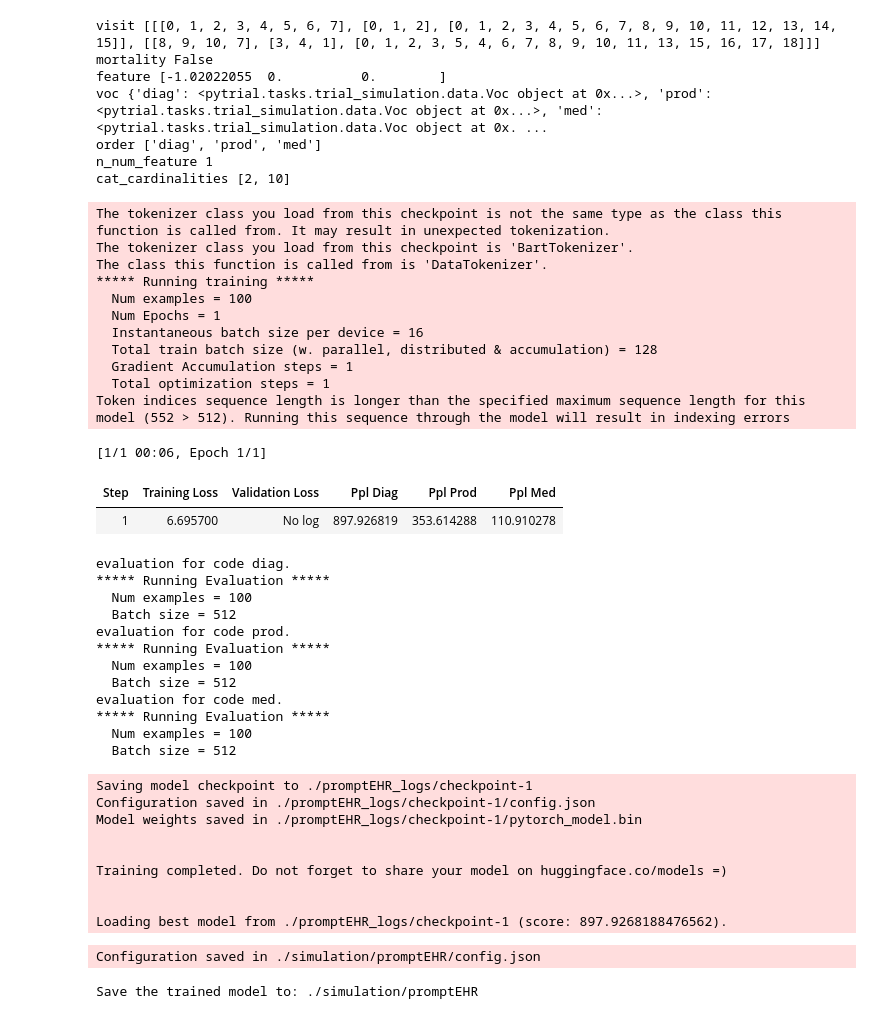
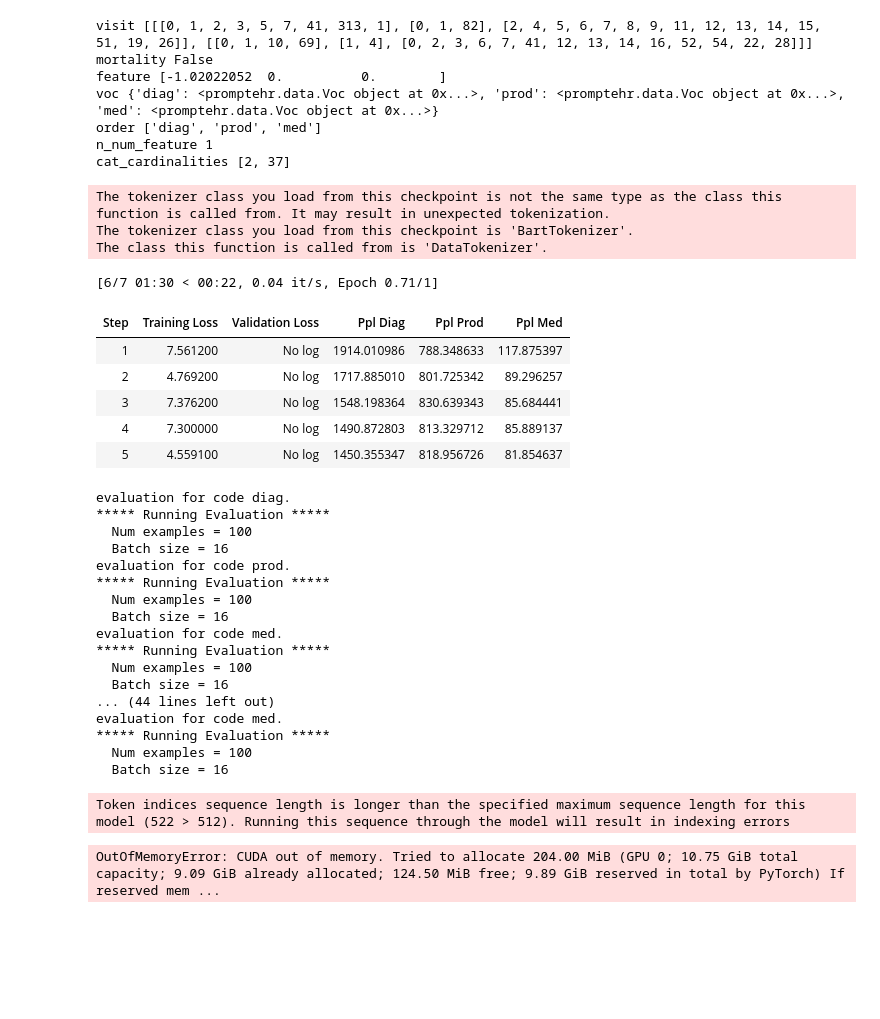
Before and after one commit to RyanWangZf/PromptEHR, a Jupyter notebook: example/demo_promptehr.ipynb, the cells around one changed output. Cells and saved outputs as stored; diff of their text form; code cells hidden in the pictures; blank space fills up the shorter version.

Commit message:
add example

```diff
--- a/example/demo_promptehr.ipynb
+++ b/example/demo_promptehr.ipynb
@@ -3,17 +3,16 @@ import os
 os.chdir('../')
 
 from promptehr import PromptEHR
-from promptehr import load_demo_data
 
 # load pytrial demodata, supported by PyTrial package to load the demo EHR data
-from pytrial.data.demo_data import load_mimic_ehr_sequence
+from pytrial.data.demo_data import load_synthetic_ehr_sequence
 from pytrial.tasks.trial_simulation.data import SequencePatient
 
 # see the input format
-demo = load_mimic_ehr_sequence(n_sample=100)
+demo = load_synthetic_ehr_sequence(n_sample=100)
 
 # build sequence dataset
-seqdata = SequencePatient(data={'v':demo['visit'], 'y':demo['mortality'], 'x':demo['feature'],},
+seqdata = SequencePatient(data={'v':demo['visit'], 'y':demo['y'], 'x':demo['feature'],},
     metadata={
         'visit':{'mode':'dense'},
         'label':{'mode':'tensor'},
@@ -23,77 +22,68 @@ seqdata = SequencePatient(data={'v':demo['visit'], 'y':demo['mortality'], 'x':de
     )
 
 print('visit', demo['visit'][0]) # a list of visit events
-print('mortality', demo['mortality'][0]) # array of labels
+print('mortality', demo['y'][0]) # array of labels
 print('feature', demo['feature'][0]) # array of patient baseline features
 print('voc', demo['voc']) # dict of dicts containing the mapping from index to the original event names
 print('order', demo['order']) # a list of three types of code
 print('n_num_feature', demo['n_num_feature']) # int: a number of patient's numerical features
 print('cat_cardinalities', demo['cat_cardinalities']) # list: a list of cardinalities of patient's categorical features
 # %% [output]
-visit [[[0, 1, 2, 3, 4, 5, 6, 7], [0, 1, 2], [0, 1, 2, 3, 4, 5, 6, 7, 8, 9, 10, 11, 12, 13, 14, 15]], [[8, 9, 10, 7], [3, 4, 1], [0, 1, 2, 3, 5, 4, 6, 7, 8, 9, 10, 11, 13, 15, 16, 17, 18]]]
+visit [[[0, 1, 2, 3, 5, 7, 41, 313, 1], [0, 1, 82], [2, 4, 5, 6, 7, 8, 9, 11, 12, 13, 14, 15, 51, 19, 26]], [[0, 1, 10, 69], [1, 4], [0, 2, 3, 6, 7, 41, 12, 13, 14, 16, 52, 54, 22, 28]]]
 mortality False
-feature [-1.02022055  0.          0.        ]
-voc {'diag': <pytrial.tasks.trial_simulation.data.Voc object at 0x...>, 'prod': <pytrial.tasks.trial_simulation.data.Voc object at 0x...>, 'med': <pytrial.tasks.trial_simulation.data.Voc object at 0x. ...
+feature [-1.02022052  0.          0.        ]
+voc {'diag': <promptehr.data.Voc object at 0x...>, 'prod': <promptehr.data.Voc object at 0x...>, 'med': <promptehr.data.Voc object at 0x...>}
 order ['diag', 'prod', 'med']
 n_num_feature 1
-cat_cardinalities [2, 10]
+cat_cardinalities [2, 37]
 # %%
 # fit the model
 model = PromptEHR(
     code_type=demo['order'],
     n_num_feature=demo['n_num_feature'],
     cat_cardinalities=demo['cat_cardinalities'],
     num_worker=0,
     eval_step=1,
     epoch=1,
-    device=[1,2],
+    device=[3],
 )
 model.fit(
     train_data=seqdata,
     val_data=seqdata,
 )
 # %% [output]
 The tokenizer class you load from this checkpoint is not the same type as the class this function is called from. It may result in unexpected tokenization.
 The tokenizer class you load from this checkpoint is 'BartTokenizer'.
 The class this function is called from is 'DataTokenizer'.
-***** Running training *****
-  Num examples = 100
-  Num Epochs = 1
-  Instantaneous batch size per device = 16
-  Total train batch size (w. parallel, distributed & accumulation) = 128
-  Gradient Accumulation steps = 1
-  Total optimization steps = 1
-Token indices sequence length is longer than the specified maximum sequence length for this model (552 > 512). Running this sequence through the model will result in indexing errors
-[1/1 00:06, Epoch 1/1]
+[6/7 01:30 < 00:22, 0.04 it/s, Epoch 0.71/1]
 | Step | Training Loss | Validation Loss | Ppl Diag | Ppl Prod | Ppl Med |
-| 1 | 6.695700 | No log | 897.926819 | 353.614288 | 110.910278 |
+| 1 | 7.561200 | No log | 1914.010986 | 788.348633 | 117.875397 |
+| 2 | 4.769200 | No log | 1717.885010 | 801.725342 | 89.296257 |
+| 3 | 7.376200 | No log | 1548.198364 | 830.639343 | 85.684441 |
+| 4 | 7.300000 | No log | 1490.872803 | 813.329712 | 85.889137 |
+| 5 | 4.559100 | No log | 1450.355347 | 818.956726 | 81.854637 |
 evaluation for code diag.
 ***** Running Evaluation *****
   Num examples = 100
-  Batch size = 512
+  Batch size = 16
 evaluation for code prod.
 ***** Running Evaluation *****
   Num examples = 100
-  Batch size = 512
+  Batch size = 16
 evaluation for code med.
 ***** Running Evaluation *****
   Num examples = 100
-  Batch size = 512
+  Batch size = 16
+... (44 lines left out)
+evaluation for code med.
+***** Running Evaluation *****
+  Num examples = 100
+  Batch size = 16
-Saving model checkpoint to ./promptEHR_logs/checkpoint-1
-Configuration saved in ./promptEHR_logs/checkpoint-1/config.json
-Model weights saved in ./promptEHR_logs/checkpoint-1/pytorch_model.bin
-
-
-Training completed. Do not forget to share your model on huggingface.co/models =)
-
-
-Loading best model from ./promptEHR_logs/checkpoint-1 (score: 897.9268188476562).
+Token indices sequence length is longer than the specified maximum sequence length for this model (522 > 512). Running this sequence through the model will result in indexing errors
+OutOfMemoryError: CUDA out of memory. Tried to allocate 204.00 MiB (GPU 0; 10.75 GiB total capacity; 9.09 GiB already allocated; 124.50 MiB free; 9.89 GiB reserved in total by PyTorch) If reserved mem ...
 # %%
 # save the model
 model.save_model('./simulation/promptEHR')
-# %% [output]
-Configuration saved in ./simulation/promptEHR/config.json
-Save the trained model to: ./simulation/promptEHR
 # %%
 # generate fake records
 res = model.predict(seqdata, n_per_sample=10, n=100, verbose=True)
```
Also changed, not shown: parts of 3 cells of this notebook.
